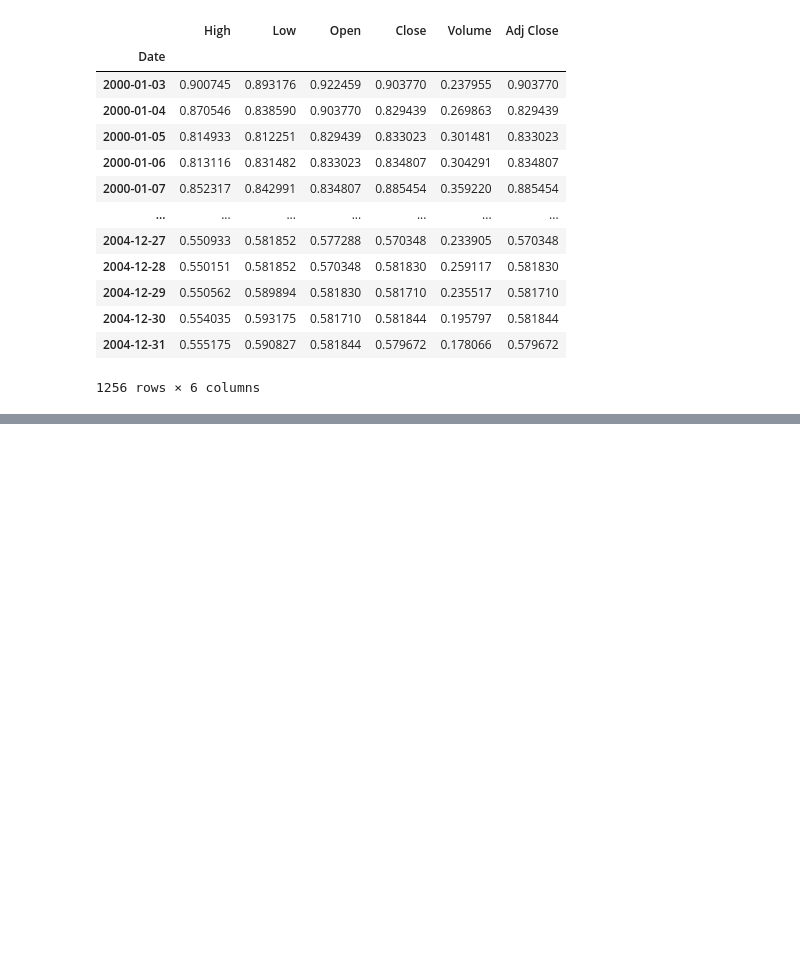
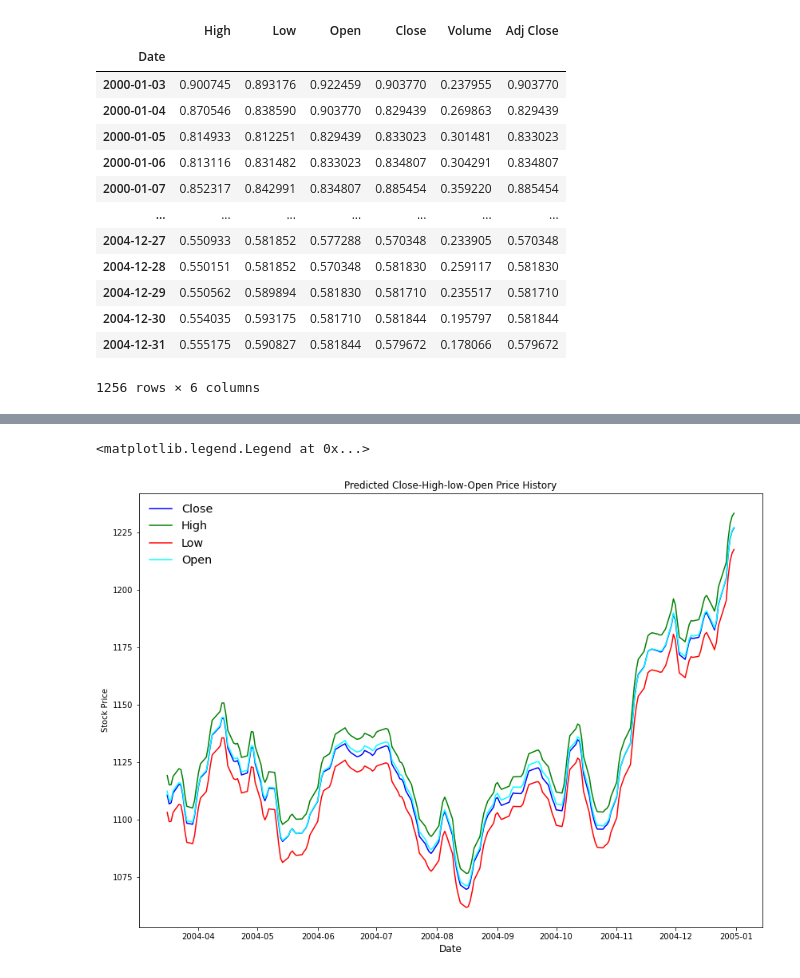
Before and after one commit to darouyc/SP_500, a Jupyter notebook: Devoir1.ipynb, the cells around one changed output, grey strips where cells are left out. Cells and saved outputs as stored; diff of their text form; code cells hidden in the pictures; blank space fills up the shorter version.

```diff
--- a/Devoir1.ipynb
+++ b/Devoir1.ipynb
@@ -243,0 +194,3 @@ plt.legend()
+# %%
+x_train = np.reshape(x_train, (x_train.shape[0], x_train.shape[1], 6))
+x_test = np.reshape(x_test, (x_test.shape[0], x_test.shape[1], 6))
@@ -243,0 +208,3 @@ plt.legend()
+# %%
+x_train = np.reshape(x_train, (x_train.shape[0], x_train.shape[1], 6))
+x_test = np.reshape(x_test, (x_test.shape[0], x_test.shape[1], 6))
@@ -243,0 +236,14 @@ plt.legend()
+# %%
+predictions = model.predict(x_test)
+# predictions.shape
+predictions = scaler.inverse_transform(predictions)
+df_Result = pd.DataFrame(predictions, columns=['High', 'Low', 'Open', 'Close', 'Volume', 'Adj Close'])
+df_Result.index = sp_data.index[1054:]
+df_Result
+# y_test_scaled = scaler.inverse_transform(y_test.reshape(-1, 1))
+
+# fig, ax = plt.subplots(figsize=(16,8))
+# ax.set_facecolor('#ffffff')
+# ax.plot(y_test, color='red', label='Original price')
+# plt.plot(predictions, color='cyan', label='Predicted price')
+# plt.legend()
@@ -243,0 +265,30 @@ plt.legend()
+# %%
+# Simple plotting of Amazon Stock Price
+
+f, (ax1) = plt.subplots(1, figsize=(14,10))
+
+# First Subplot:"Close Price History"
+ax1.plot(df_Result.index, df_Result["Close"], color="blue", label='Close')
+ax1.set_xlabel("Date", fontsize=12)
+ax1.set_ylabel("Stock Price")
+ax1.set_title("Predicted Close-High-low-Open Price History")
+
+# Second Subplot:"High Price History"
+ax1.plot(df_Result.index, df_Result["High"], color="green", label='High')
+ax1.set_xlabel("Date", fontsize=12)
+ax1.set_ylabel("Stock Price")
+
+# Third Subplot:Low Price History"
+ax1.plot(df_Result.index, df_Result["Low"], color="red", label='Low')
+ax1.set_xlabel("Date", fontsize=12)
+ax1.set_ylabel("Stock Price")
+
+# Forth Subplot:Open Price History"
+ax1.plot(df_Result.index, df_Result["Open"], color="cyan", label='Open')
+ax1.set_xlabel("Date", fontsize=12)
+ax1.set_ylabel("Stock Price")
+
+ax1.legend(loc='upper left', frameon=False, fontsize='x-large')
+# %% [output]
+<matplotlib.legend.Legend at 0x...>
+[figure, added]
```
Also changed, not shown: parts of 23 cells of this notebook, 3 other files.
